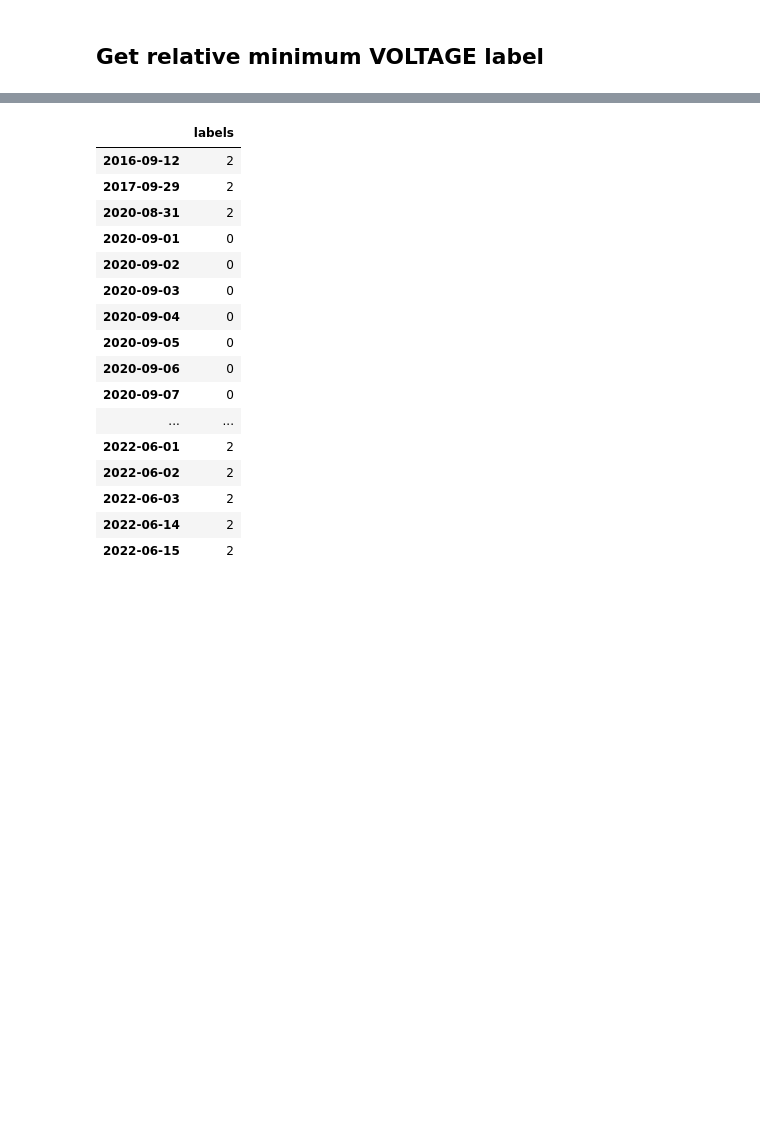
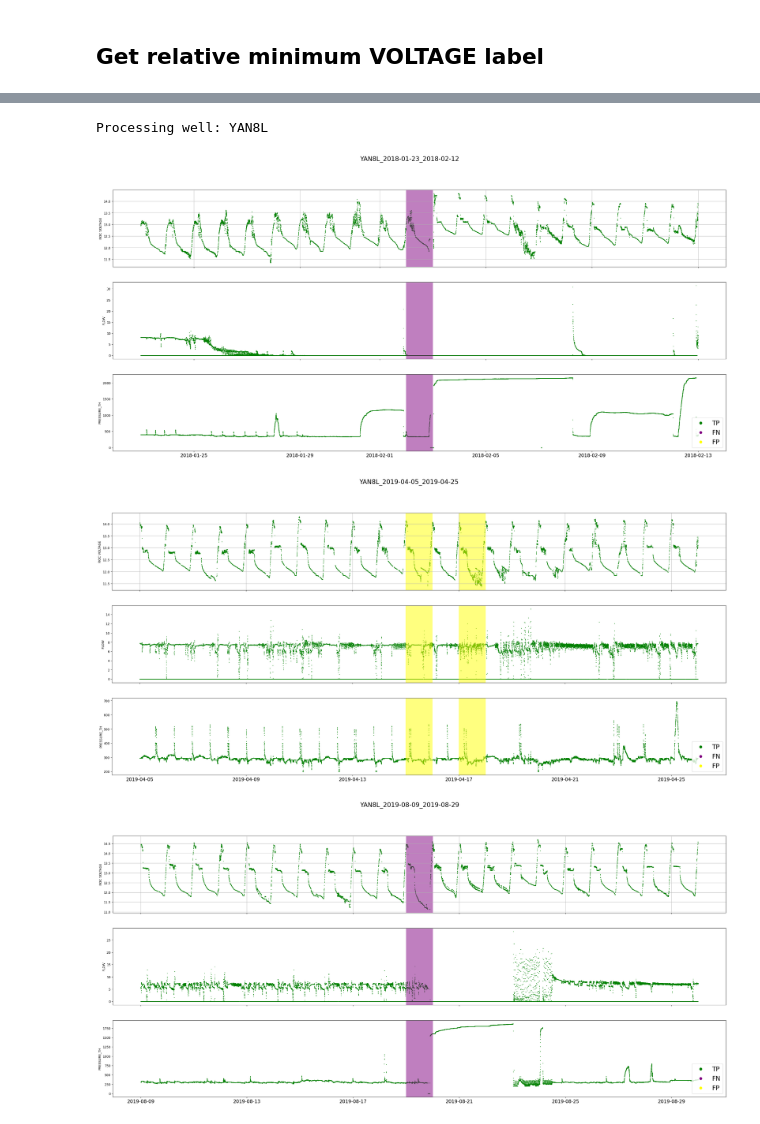
Before and after one commit to HarryLe95/Consilium_ROC_HOANG, a Jupyter notebook: app/BayesianLabel_Example copy.ipynb, the cells around one changed output, grey strips where cells are left out. Saved outputs shown, nothing was run; the diff lists cells and outputs as text; code cells hidden in the pictures; blank space fills up the shorter version.

```diff
--- a/app/BayesianLabel_Example copy.ipynb
+++ b/app/BayesianLabel_Example copy.ipynb
@@ -8,6 +9,6 @@ from datetime import timedelta
 import matplotlib.pyplot as plt
 from scipy.signal import savgol_filter
 # %%
-well_code = "BIGL22"
+well_code = "POND1"
 # %%
 model = FeatureExtractor(well_code)
@@ -258,20 +163,28 @@ Timestamp('2016-10-12 00:00:00')
-# %%
-pd.DataFrame({"labels": label_dict.values()}, index=label_dict.keys())
-# %% [output]
-|  | labels |
-| 2016-09-12 | 2 |
-| 2017-09-29 | 2 |
-| 2020-08-31 | 2 |
-| 2020-09-01 | 0 |
-| 2020-09-02 | 0 |
-| 2020-09-03 | 0 |
-| 2020-09-04 | 0 |
-| 2020-09-05 | 0 |
-| 2020-09-06 | 0 |
-| 2020-09-07 | 0 |
-| ... | ... |
-| 2022-06-01 | 2 |
-| 2022-06-02 | 2 |
-| 2022-06-03 | 2 |
-| 2022-06-14 | 2 |
-| 2022-06-15 | 2 |
+# %%
+#All wells
+# wells = ['ACRUS1', 'BIGL22', 'MOOM115', 'POND1', 'POND11', 'POND14', 'POND16', 'PSYC3', 'PSYC7', 'TIRRA80', 'TIRRA88', 'TIRRA91', 'TIRRA93', 'TIRRW1', 'TOOL29', 'WELTN1', 'WIPPOS1', 'WKT3', 'YAN1L', 'YAN2L', 'YAN2U', 'YAN4U', 'YAN8L']
+#24V wells:
+# wells = ["PSYC7","TIRRA80","TIRRA88","TIRRA91","TIRRA93","TIRRW1"]
+#12V wells
+wells =  ['ACRUS1','BIGL22','MOOM115','POND1','POND11','POND14','POND16','PSYC3','TOOL29', 'WELTN1', 'WIPPOS1', 'WKT3', 'YAN1L', 'YAN2L', 'YAN2U', 'YAN4U', 'YAN8L']
+wells = ["YAN8L"]
+# %%
+for well in wells:
+    model = FeatureExtractor(well)
+    print(f"Processing well: {well}")
+    model.get_diagnostic_plots("dawn_VOLTAGE_drop")
+# %%
+for well in wells:
+    model = FeatureExtractor(well)
+    print(f"Processing well: {well}")
+    model.get_diagnostic_plots("dawn_data_outage")
+# %%
+for well in wells:
+    model = FeatureExtractor(well)
+    print(f"Processing well: {well}")
+    model.get_diagnostic_plots("min_VOLTAGE")
+# %% [output]
+Processing well: YAN8L
+[figure, added]
+[figure, added]
+[figure, added]
```
Also changed, not shown: parts of 35 cells of this notebook, 1 other file.
